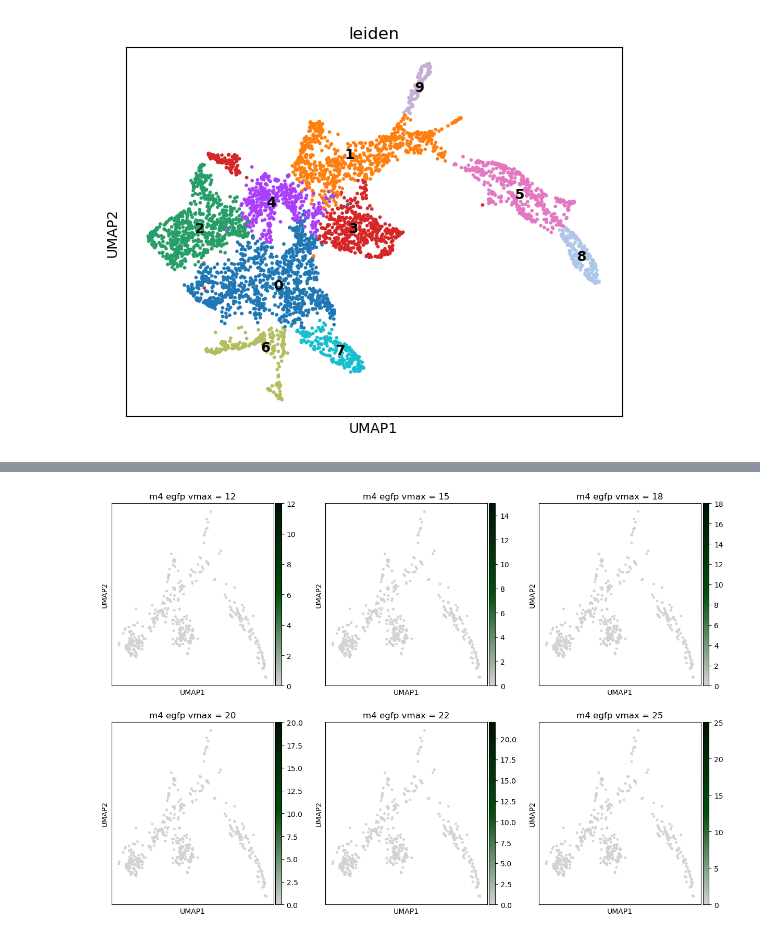
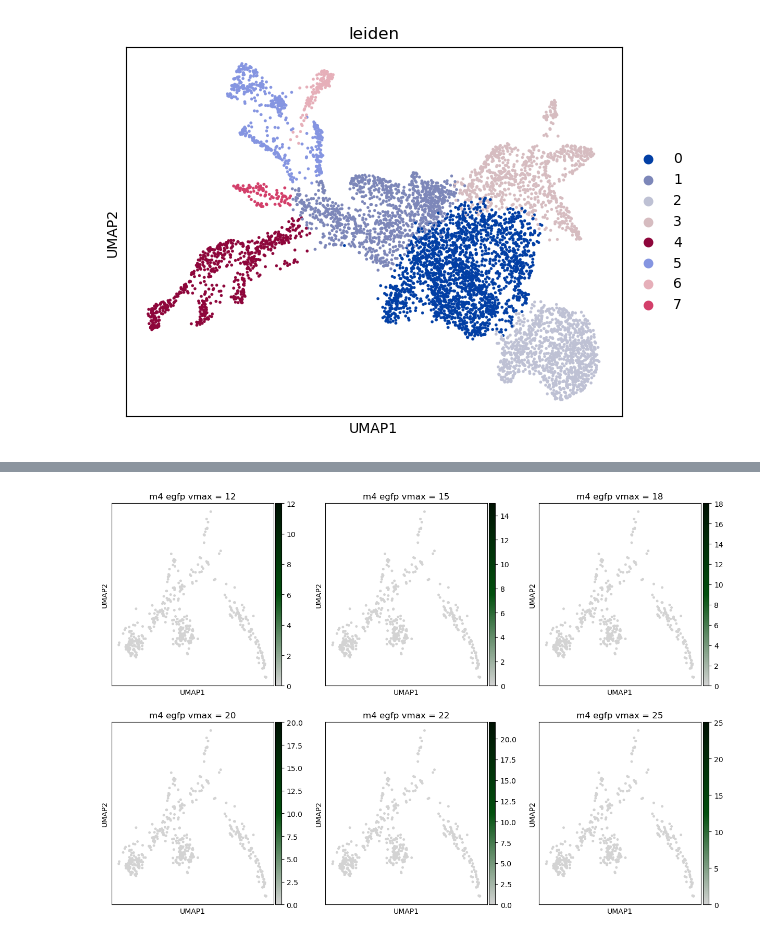
Before and after one commit to hunyei/combined_samples, a Jupyter notebook: notebook/05_clustering_subset.ipynb, the cells around one changed output, grey strips where cells are left out. Drawn from its saved outputs; the diff is of its cells as text; code cells hidden in the pictures.

Commit message:
found the perfect unsubsetting UMAP and playing with the subset UMAP

```diff
--- a/notebook/05_clustering_subset.ipynb
+++ b/notebook/05_clustering_subset.ipynb
@@ -5,15 +5,17 @@ import scanpy as sc
 from matplotlib.colors import LinearSegmentedColormap
 import matplotlib.pyplot as plt
 # %%
-sc.settings.figdir = "/blue/square.t/peter.huynh/jupyter/combined_samples_scvelo/results/"
 gray_green = LinearSegmentedColormap.from_list(
     "gray_green", ["#D3D3D3", "#02500e", "#001203"]
 )
+gray_orange = LinearSegmentedColormap.from_list(
+    "gray_orange", ["#D3D3D3", "#f76d48", "#FA4616"]
+)
 # %%
-adata_transformed = ad.read_h5ad("/blue/square.t/peter.huynh/jupyter/combined_samples_scvelo/data/processed/adata_transformed.h5ad")
+adata_transformed = ad.read_h5ad("/blue/square.t/peter.huynh/jupyter/combined_samples_scvelo/data/processed/adata_transformed_final.h5ad")
 # %%
 #importing subset from loupe
-barcodes = pd.read_csv("/blue/square.t/peter.huynh/outs/scvelo_output/epi_interest.csv")["Barcode"].tolist()
+barcodes = pd.read_csv("/blue/square.t/peter.huynh/jupyter/combined_samples_scvelo/data/external/epi_subset_final.csv")["Barcode"].tolist()
 sample_number_to_prefix_and_sample = {
     "1": ("plus4_v5e_062522_forced6k_possorted_genome_bam_CRXMJ", "p4"),
     "2": ("plus345_1_v5e_062522_forced6k_possorted_genome_bam_RL5DI", "p5_1"),
@@ -113,13 +132,13 @@ plt.show()
 # %%
 #final subset UMAP
 adata_subset_test=adata_subset.copy()
 sc.tl.pca(adata_subset_test, n_comps=50, svd_solver='arpack')
-sc.pp.neighbors(adata_subset_test, n_pcs=15, n_neighbors=15)
-sc.tl.umap(adata_subset_test,min_dist=0.3, spread=1.2)
+sc.pp.neighbors(adata_subset_test, n_pcs=32, n_neighbors=40)
+sc.tl.umap(adata_subset_test)
 sc.tl.leiden(adata_subset_test, resolution=0.3)
-sc.pl.umap(adata_subset_test, color="leiden", cmap="viridis",legend_loc="on data",
+sc.pl.umap(adata_subset_test, color="leiden", cmap="viridis",#legend_loc="on data",
          #save=f"_subset_combined_umap.pdf
           )
 # %% [output]
-[figure, old version]
+[figure, new version]
 # %%
```
Also changed, not shown: parts of 5 cells of this notebook, 2 other files.
